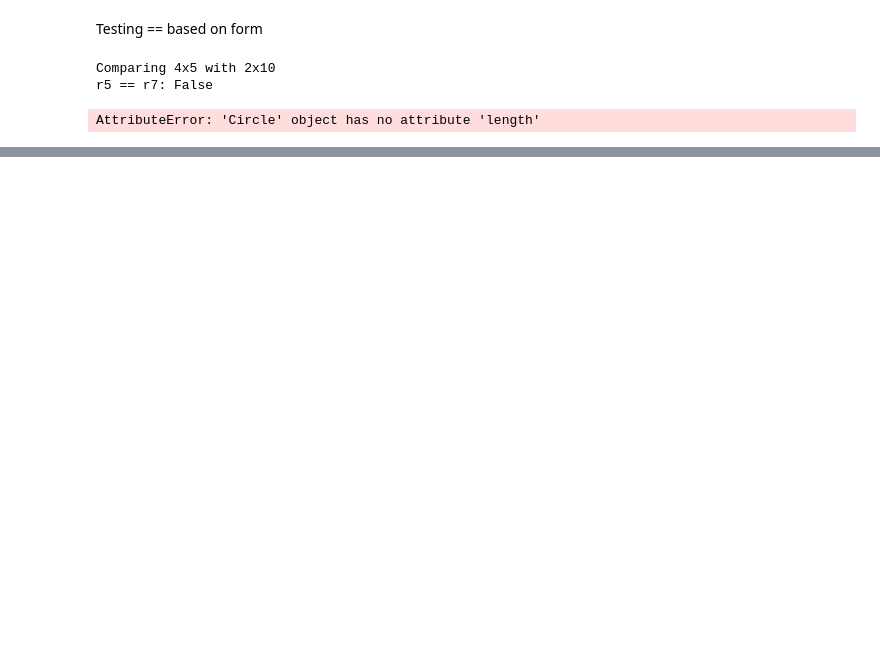
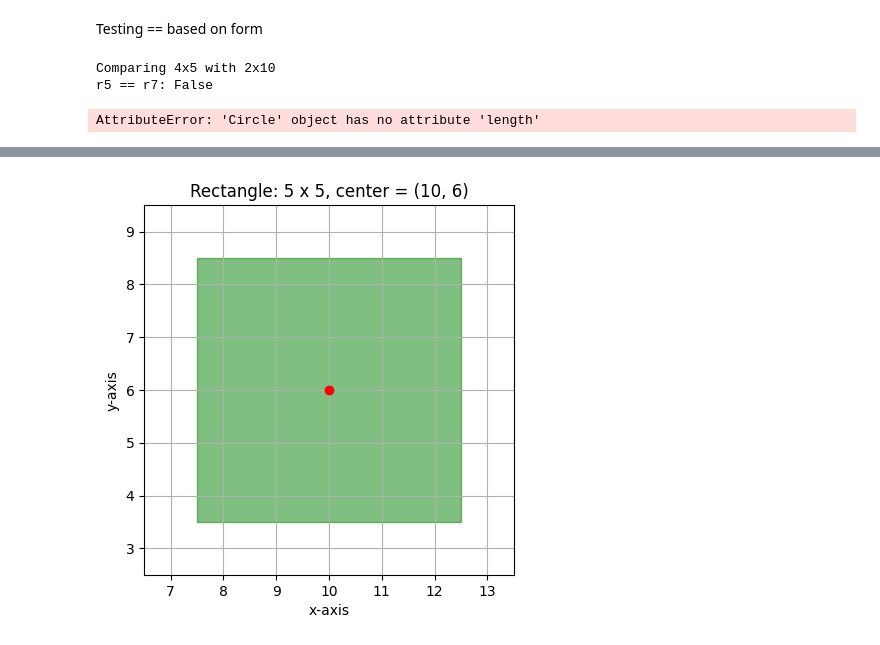
Before and after one commit to LisaYllander92/LAB_2_Lisa_Yllander_DE25, a Jupyter notebook: manual_testing.ipynb, the cells around one changed output, grey strips where cells are left out. Saved outputs shown, nothing was run; the diff lists cells and outputs as text; code cells hidden in the pictures; blank space fills up the shorter version.

Commit message:
manual tesing plotting shapes

```diff
--- a/manual_testing.ipynb
+++ b/manual_testing.ipynb
@@ -125,0 +126,5 @@ True
+# %%
+r9 = Rectangle(5, 5, 10, 6)
+r9.draw()
+# %% [output]
+[figure, added]
```
Also changed, not shown: parts of 4 cells of this notebook, 2 other files.
